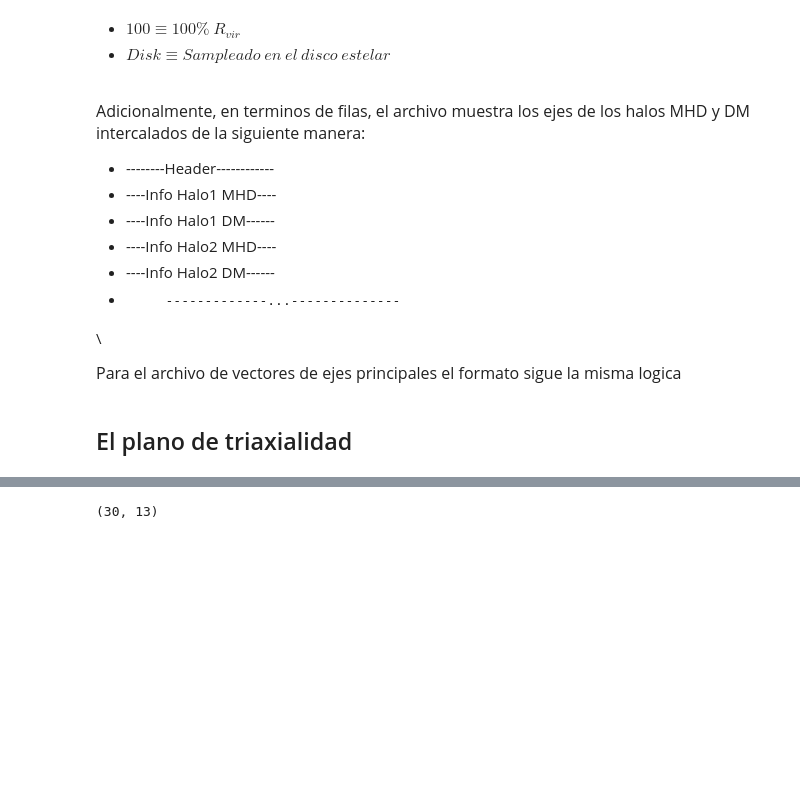
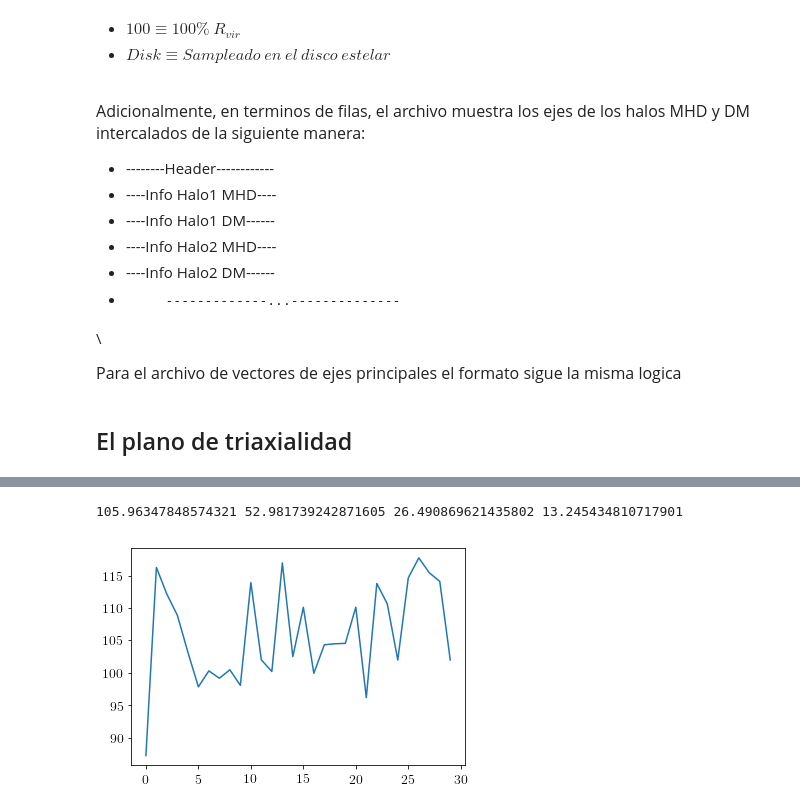
Before and after one commit to jdprada1760/Paper_Halo_shapes, a Jupyter notebook: Code/Triaxial_Plane.ipynb, the cells around one changed output, grey strips where cells are left out. Cells and saved outputs as stored; diff of their text form; code cells hidden in the pictures; blank space fills up the shorter version.

```diff
--- a/Code/Triaxial_Plane.ipynb
+++ b/Code/Triaxial_Plane.ipynb
@@ -290,4 +290,0 @@ properties = np.loadtxt("../Data/Halo_General/Level 4/level4_properties.txt")
-# %%
-np.shape(properties)
-# %% [output]
-(30, 13)
@@ -293,0 +298,6 @@ np.shape(properties)
+# %%
+plt.plot(r_500)
+print(np.mean(r_500), np.mean(r_500/2), np.mean(r_500/4), np.mean(r_500/8))
+# %% [output]
+105.96347848574321 52.981739242871605 26.490869621435802 13.245434810717901
+[figure, added]
```
Also changed, not shown: parts of 20 cells of this notebook.
